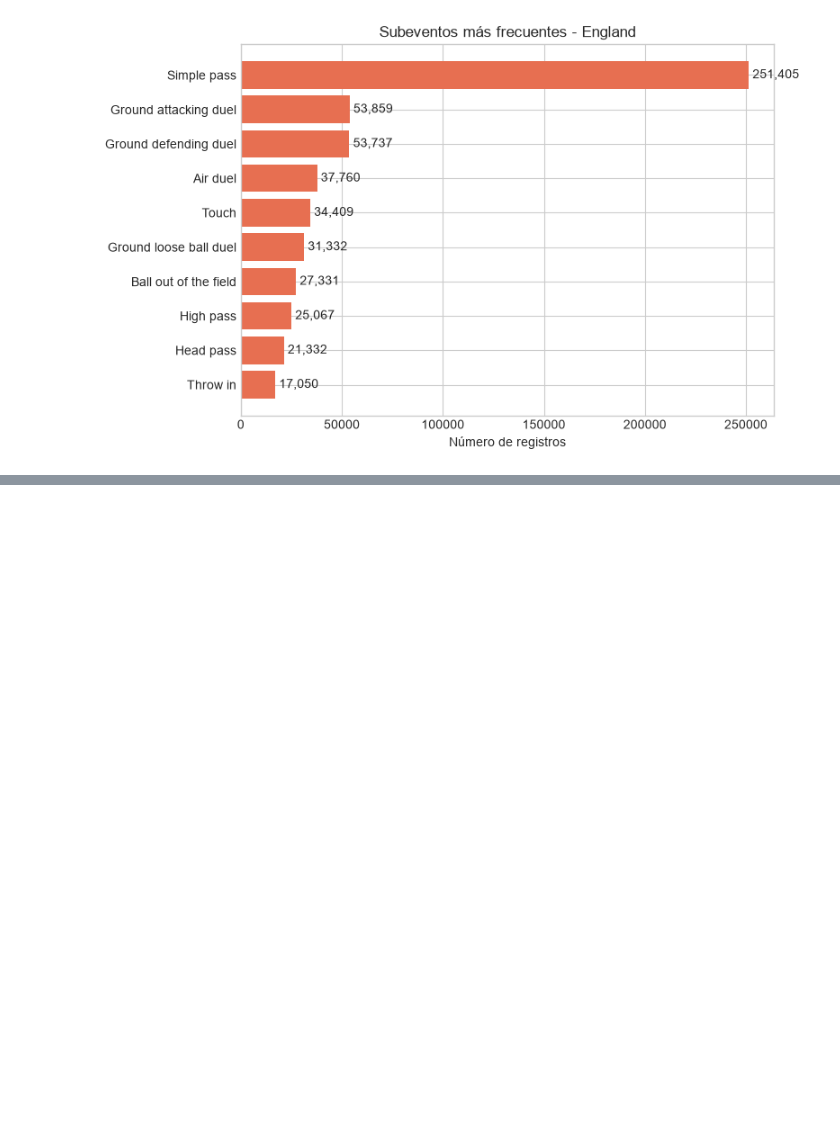
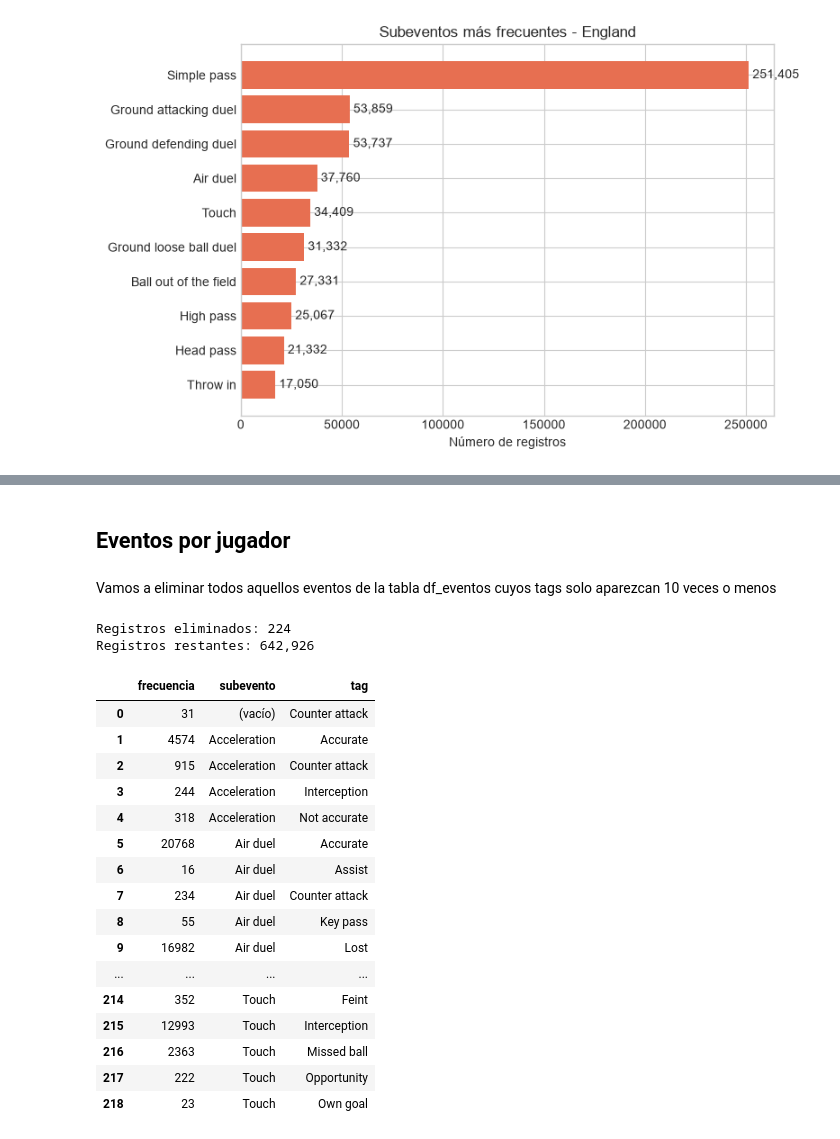
Before and after one commit to MarcosTardy/Sports_analytics_project_2, a Jupyter notebook: analisis_wyscout_england.ipynb, the cells around one changed output, grey strips where cells are left out. Saved outputs shown, nothing was run; the diff lists cells and outputs as text; code cells hidden in the pictures; blank space fills up the shorter version.

```diff
--- a/analisis_wyscout_england.ipynb
+++ b/analisis_wyscout_england.ipynb
@@ -281,0 +326,78 @@ with pd.option_context("display.max_rows", None):
+# %% [markdown]
+## Eventos por jugador
+# %% [markdown]
+Vamos a eliminar todos aquellos eventos de la tabla df_eventos cuyos tags solo aparezcan 10 veces o menos
+# %%
+from collections import Counter
+
+def contar_pares(df):
+    frecuencias = Counter()
+
+    for subevento, tags in df[["subEventName", "tags"]].itertuples(
+        index=False, name=None
+    ):
+        nombre = "(vacío)" if pd.isna(subevento) or not subevento else subevento
+        frecuencias.update(
+            (nombre, tag_id) for tag_id in {tag["id"] for tag in tags}
+        )
+
+    return frecuencias
+
+
+frecuencias = contar_pares(df_eventos)
+pares_raros = {
+    par for par, frecuencia in frecuencias.items() if frecuencia <= 10
+}
+
+conservar = []
+for subevento, tags in df_eventos[["subEventName", "tags"]].itertuples(
+    index=False, name=None
+):
+    nombre = "(vacío)" if pd.isna(subevento) or not subevento else subevento
+    conservar.append(
+        not any((nombre, tag["id"]) in pares_raros for tag in tags)
+    )
+
+antes = len(df_eventos)
+df_eventos = df_eventos.loc[conservar].copy()
+print(f"Registros eliminados: {antes - len(df_eventos):,}")
+print(f"Registros restantes: {len(df_eventos):,}")
+
+tags2name = pd.read_csv(
+    CARPETA_BASE / "data" / "tags2name.csv", sep=";"
+).set_index("Tag")["Description"]
+
+df_subeventos_tags = pd.DataFrame(
+    [
+        {
+            "frecuencia": frecuencia,
+            "subevento": subevento,
+            "tag": tags2name.get(tag_id, f"Desconocido ({tag_id})"),
+        }
+        for (subevento, tag_id), frecuencia in contar_pares(df_eventos).items()
+    ],
+    columns=["frecuencia", "subevento", "tag"],
+).sort_values(["subevento", "tag"]).reset_index(drop=True)
+
+with pd.option_context("display.max_rows", None):
+    display(df_subeventos_tags)
+# %% [output]
+Registros eliminados: 224
+Registros restantes: 642,926
+|  | frecuencia | subevento | tag |
+| 0 | 31 | (vacío) | Counter attack |
+| 1 | 4574 | Acceleration | Accurate |
+| 2 | 915 | Acceleration | Counter attack |
+| 3 | 244 | Acceleration | Interception |
+| 4 | 318 | Acceleration | Not accurate |
+| 5 | 20768 | Air duel | Accurate |
+| 6 | 16 | Air duel | Assist |
+| 7 | 234 | Air duel | Counter attack |
+| 8 | 55 | Air duel | Key pass |
+| 9 | 16982 | Air duel | Lost |
+| ... | ... | ... | ... |
+| 214 | 352 | Touch | Feint |
+| 215 | 12993 | Touch | Interception |
+| 216 | 2363 | Touch | Missed ball |
+| 217 | 222 | Touch | Opportunity |
+| 218 | 23 | Touch | Own goal |
```
Also changed, not shown: parts of 9 cells of this notebook.
